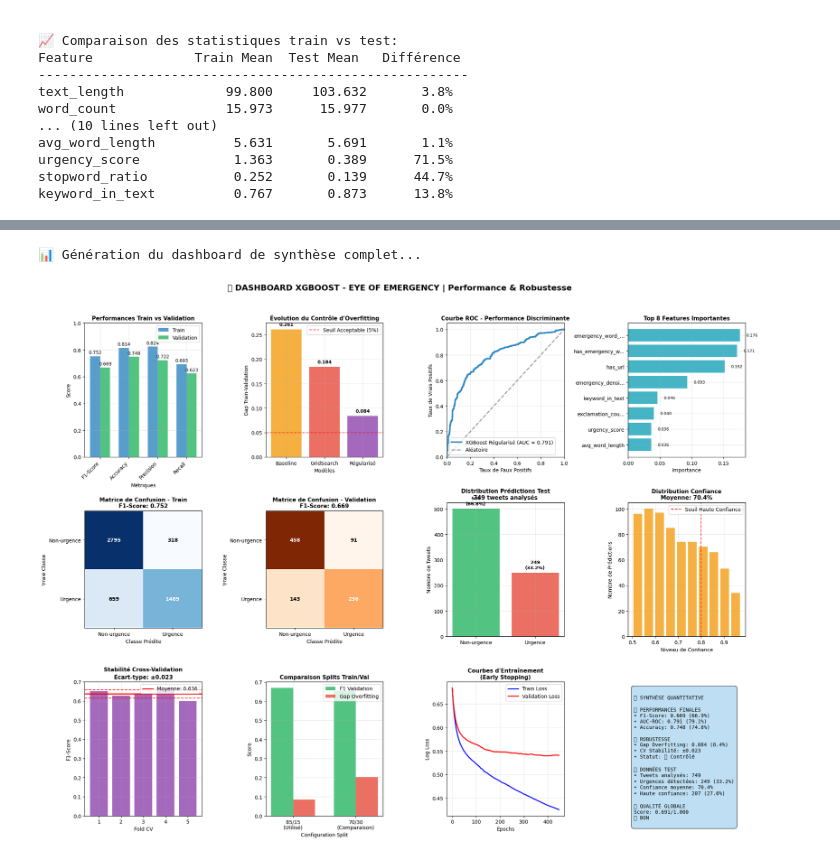
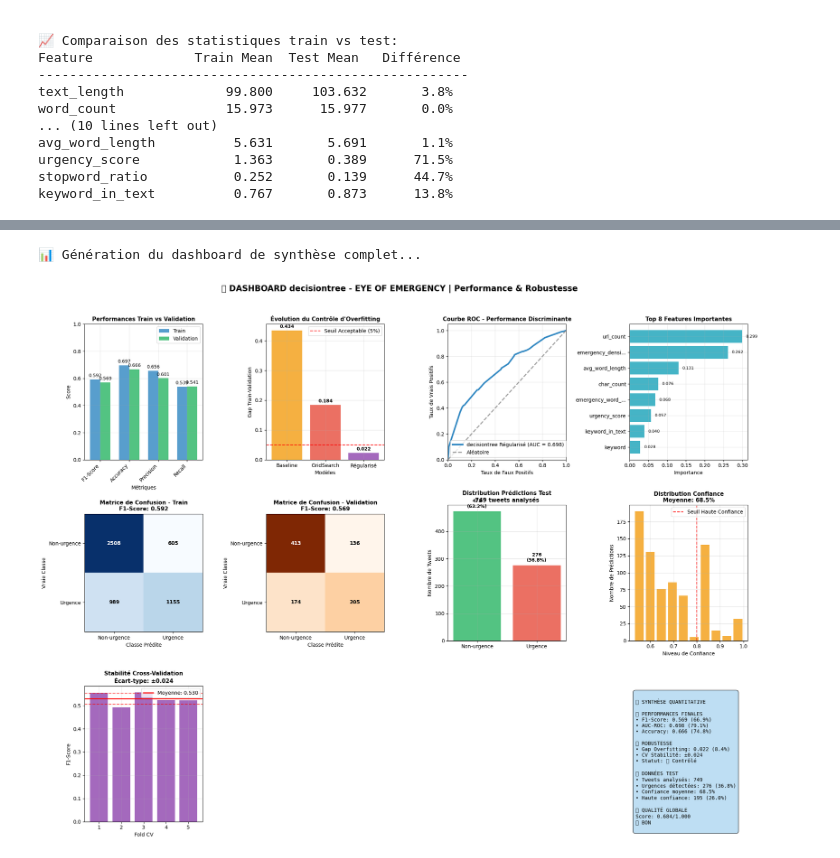
Before and after one commit to pierre-mazard/eye-of-emergency, a Jupyter notebook: notebooks/DecisionTree.ipynb, the cells around one changed output, grey strips where cells are left out. Cells and saved outputs as stored; diff of their text form; code cells hidden in the pictures.

```diff
--- a/notebooks/DecisionTree.ipynb
+++ b/notebooks/DecisionTree.ipynb
@@ -612,7 +594,7 @@ plt.show()
 
 # Mise à jour du meilleur modèle
 print(f"\n💾 Mise à jour du meilleur modèle...")
-best_xgb = tree_regularized
+best_tree = tree_regularized
 best_params = regularized_params
 best_cv_score = cv_scores_reg.mean()
 
@@ -748,7 +730,7 @@ weighted avg     0.6618    0.6659    0.6627       928
 print("🎯 Analyse de l'importance des features...")
 
 # Récupération des importances
-feature_importance = best_xgb.feature_importances_
+feature_importance = best_tree.feature_importances_
 feature_names = X.columns
 
 # Création du DataFrame pour faciliter l'analyse
@@ -1035,8 +1017,8 @@ keyword_in_text          0.767       0.873      13.8%
 print("🎯 Génération des prédictions finales...")
 
 # Prédictions avec le modèle optimisé
-y_pred_test = best_xgb.predict(X_test_processed)
-y_proba_test = best_xgb.predict_proba(X_test_processed)
+y_pred_test = best_tree.predict(X_test_processed)
+y_proba_test = best_tree.predict_proba(X_test_processed)
 
 # Extraction des probabilités pour chaque classe
 proba_non_urgence = y_proba_test[:, 0]
@@ -1073,18 +1055,18 @@ print(f"\n📋 Répartition par confiance:")
 print(conf_analysis)
 
 # 💾 Sauvegarde des résultats dans le dossier predictions/
-output_file = '../results/xgboost/predictions/xgboost_test_predictions.csv'
+output_file = '../results/decisiontree/predictions/decisiontree_test_predictions.csv'
 test_predictions.to_csv(output_file, index=False)
 print(f"💾 Prédictions sauvegardées dans: {output_file}")
 
 # Sauvegarde d'un résumé compact
 summary_cols = ['id', 'keyword', 'predicted_emergency', 'probability_urgence', 'confidence', 'prediction_label']
 test_summary = test_predictions[summary_cols]
-test_summary.to_csv('../results/xgboost/predictions/xgboost_test_predictions_summary.csv', index=False)
-print("💾 Résumé sauvegardé dans: results/xgboost/predictions/xgboost_test_predictions_summary.csv")
+test_summary.to_csv('../results/decisiontree/predictions/decisiontree_test_predictions_summary.csv', index=False)
+print("💾 Résumé sauvegardé dans: results/decisiontree/predictions/decisiontree_test_predictions_summary.csv")
 
-print(f"\n✅ Analyse XGBoost terminée avec succès!")
-print(f"📂 Tous les résultats sont disponibles dans le dossier 'results/xgboost/'")
+print(f"\n✅ Analyse decisiontree terminée avec succès!")
+print(f"📂 Tous les résultats sont disponibles dans le dossier 'results/decisiontree/'")
 print(f"🎯 Nombre total de prédictions: {len(test_predictions)}")
 # %% [output]
 🎯 Génération des prédictions finales...
@@ -1343,7 +1325,7 @@ Cette section présente un **dashboard complet** avec tous les graphiques essent
 
 Cette visualisation synthétique permet une **évaluation rapide et complète** de la qualité du modèle et de sa robustesse.
 # %%
-# 📊 DASHBOARD COMPLET - SYNTHÈSE VISUELLE XGBOOST
+# 📊 DASHBOARD COMPLET - SYNTHÈSE VISUELLE decisiontree
 print("📊 Génération du dashboard de synthèse complet...")
 
 # Configuration pour un dashboard professionnel
@@ -1421,7 +1403,7 @@ for bar, gap in zip(bars, gaps_comparison):
 # ===============================
 ax3 = plt.subplot(3, 4, 3)
 ax3.plot(fpr_reg, tpr_reg, color=colors_primary[0], lw=3,
-         label=f'XGBoost Régularisé (AUC = {roc_auc_reg:.3f})')
+         label=f'decisiontree Régularisé (AUC = {roc_auc_reg:.3f})')
 ax3.plot([0, 1], [0, 1], color='gray', lw=2, linestyle='--', alpha=0.8, label='Aléatoire')
 ax3.set_xlim([0.0, 1.0])
 ax3.set_ylim([0.0, 1.05])
@@ -1552,40 +1534,29 @@ ax9.set_xticks(cv_folds)
 ax9.grid(True, alpha=0.3)
 ax9.legend()
 
-# ===============================
-# 9. COMPARAISON SPLITS (Bottom-Center)
-# ===============================
-ax10 = plt.subplot(3, 4, 10)
-splits_names = ['85/15\n(Utilisé)', '70/30\n(Comparaison)']
-f1_scores_splits = [val_metrics['F1_Score'], val_f1_70]  # val_f1_70 doit être défini
-gaps_splits = [overfitting_gap, overfitting_gap_70]      # overfitting_gap_70 doit être défini
+# # ===============================
+# # 9. COMPARAISON SPLITS (Bottom-Center)
+# # ===============================
+# ax10 = plt.subplot(3, 4, 10)
+# splits_names = ['85/15\n(Utilisé)', '70/30\n(Comparaison)']
+# # f1_scores_splits = [val_metrics['F1_Score'], val_f1_70]  # val_f1_70 doit être défini
+# # gaps_splits = [overfitting_gap, overfitting_gap_70]      # overfitting_gap_70 doit être défini
 
-x = np.arange(len(splits_names))
-width = 0.35
+# x = np.arange(len(splits_names))
+# width = 0.35
 
-bars1 = ax10.bar(x - width/2, f1_scores_splits, width, label='F1 Validation', color=colors_primary[1], alpha=0.8)
-bars2 = ax10.bar(x + width/2, gaps_splits, width, label='Gap Overfitting', color=colors_primary[3], alpha=0.8)
+# # bars1 = ax10.bar(x - width/2, f1_scores_splits, width, label='F1 Validation', color=colors_primary[1], alpha=0.8)
+# # bars2 = ax10.bar(x + width/2, gaps_splits, width, label='Gap Overfitting', color=colors_primary[3], alpha=0.8)
 
-ax10.set_xlabel('Configuration Split')
-ax10.set_ylabel('Score')
-ax10.set_title('Comparaison Splits Train/Val', fontweight='bold', fontsize=11)
-ax10.set_xticks(x)
-ax10.set_xticklabels(splits_names)
-ax10.legend()
-ax10.grid(True, alpha=0.3)
+# ax10.set_xlabel('Configuration Split')
+# ax10.set_ylabel('Score')
+# ax10.set_title('Comparaison Splits Train/Val', fontweight='bold', fontsize=11)
+# ax10.set_xticks(x)
+# ax10.set_xticklabels(splits_names)
+# ax10.legend()
+# ax10.grid(True, alpha=0.3)
 
-# ===============================
-# 10. LEARNING CURVES (Bottom-Right)
-# ===============================
-ax11 = plt.subplot(3, 4, 11)
-epochs = range(len(train_logloss))
-ax11.plot(epochs, train_logloss, 'b-', label='Train Loss', linewidth=2)
-ax11.plot(epochs, val_logloss, 'r-', label='Validation Loss', linewidth=2)
-ax11.set_xlabel('Epochs')
-ax11.set_ylabel('Log Loss')
-ax11.set_title('Courbes d\'Entraînement\n(Early Stopping)', fontweight='bold', fontsize=11)
-ax11.legend()
-ax11.grid(True, alpha=0.3)
+
 
 # ===============================
 # 11. RÉSUMÉ QUANTITATIF (Bottom-Far-Right)
@@ -1609,35 +1580,35 @@ summary_text = f"""
 
 🧪 DONNÉES TEST
 • Tweets analysés: {len(test_predictions):,}
 • Urgences détectées: {test_predictions['predicted_emergency'].sum()} ({test_predictions['predicted_emergency'].mean()*100:.1f}%)
 • Confiance moyenne: {test_predictions['confidence'].mean()*100:.1f}%
 • Haute confiance: {test_predictions['high_confidence'].sum()} ({test_predictions['high_confidence'].mean()*100:.1f}%)
 
 🏆 QUALITÉ GLOBALE
 Score: {quality_score:.3f}/1.000
 {quality_status.split(' - ')[0]}
 """
 
 ax12.text(0.05, 0.95, summary_text, transform=ax12.transAxes, fontsize=10,
           verticalalignment='top', fontfamily='monospace',
           bbox=dict(boxstyle="round,pad=0.5", facecolor=colors_secondary[0], alpha=0.8))
 
 # ===============================
 # FINALISATION DU DASHBOARD
 # ===============================
-plt.suptitle('🚀 DASHBOARD XGBOOST - EYE OF EMERGENCY | Performance & Robustesse',
+plt.suptitle('🚀 DASHBOARD decisiontree - EYE OF EMERGENCY | Performance & Robustesse',
              fontsize=16, fontweight='bold', y=0.98)
 plt.tight_layout(rect=[0, 0.02, 1, 0.96])
 
 # Sauvegarde du dashboard complet
-plt.savefig('../results/xgboost/figures/xgboost_complete_dashboard.png',
+plt.savefig('../results/decisiontree/figures/decisiontree_complete_dashboard.png',
             dpi=300, bbox_inches='tight', facecolor='white')
 plt.show()
 
 print("✅ Dashboard de synthèse généré avec succès!")
-print("💾 Sauvegardé dans: results/xgboost/figures/xgboost_complete_dashboard.png")
+print("💾 Sauvegardé dans: results/decisiontree/figures/decisiontree_complete_dashboard.png")
 print("📊 11 visualisations + 1 résumé quantitatif intégrés")
 # %% [output]
 📊 Génération du dashboard de synthèse complet...
-[figure, old version]
+[figure, new version]
 ✅ Dashboard de synthèse généré avec succès!
```
Also changed, not shown: parts of 12 cells of this notebook, 8 other files.
